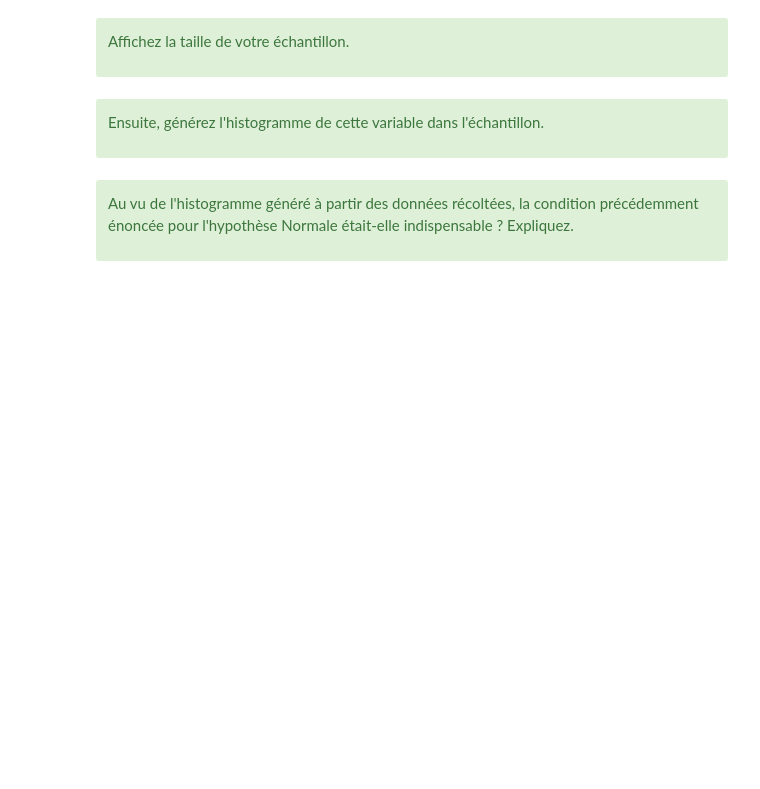
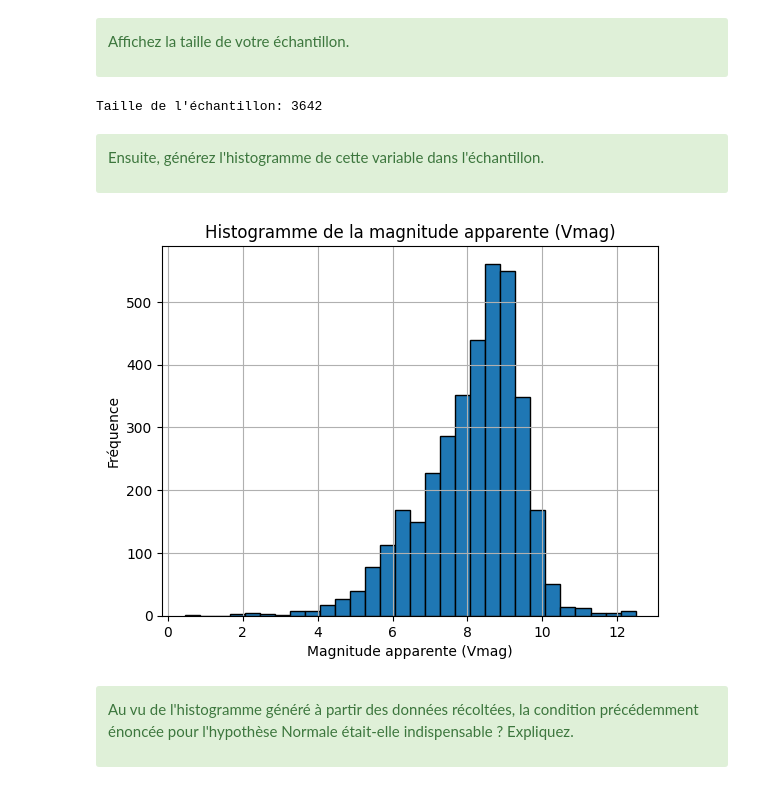
Before and after one commit to LeJzer03/Stat.-Devoir---Github, a Jupyter notebook: math0487_hw2.ipynb, the cells around one changed output. Cells and saved outputs as stored; diff of their text form; code cells hidden in the pictures; blank space fills up the shorter version.

```diff
--- a/math0487_hw2.ipynb
+++ b/math0487_hw2.ipynb
@@ -181,12 +194,25 @@ Quelle(s) condition(s) doive(nt) être remplie(s) ? Quel théorème cette(ces) c
 Affichez la taille de votre échantillon.
 
 </div>
+# %%
+sample_size = data.shape[0]
+print(f"Taille de l'échantillon: {sample_size}")
+# %% [output]
+Taille de l'échantillon: 3642
 # %% [markdown]
 <div class="alert alert-block alert-success">
 
 Ensuite, générez l'histogramme de cette variable dans l'échantillon.
 
 </div>
+# %%
+data['Vmag'].hist(bins=30, edgecolor='black')
+plt.xlabel('Magnitude apparente (Vmag)')
+plt.ylabel('Fréquence')
+plt.title('Histogramme de la magnitude apparente (Vmag)')
+plt.show()
+# %% [output]
+[figure, added]
 # %% [markdown]
 <div class="alert alert-block alert-success">
 
```
Also changed, not shown: parts of 15 cells of this notebook, 1 other file.
